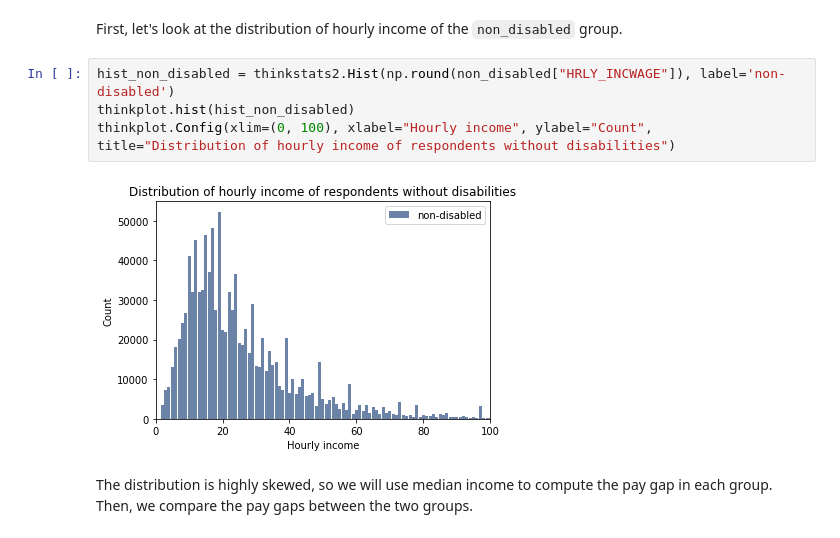
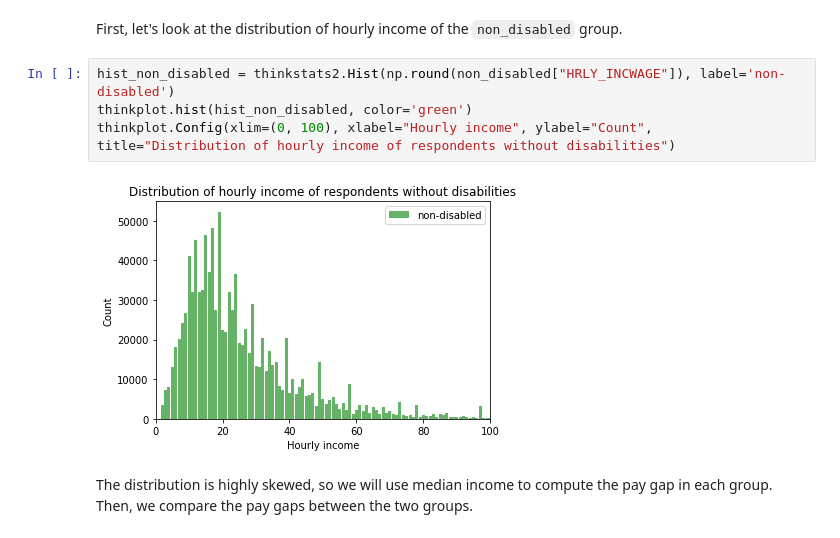
Before and after one commit to coverney/ThinkStats2, a Jupyter notebook: project2/project2.ipynb, the cells around one changed output. Drawn from its saved outputs; the diff is of its cells as text.

```diff
--- a/project2/project2.ipynb
+++ b/project2/project2.ipynb
@@ -544,10 +536,10 @@ disabled.head()
 First, let's look at the distribution of hourly income of the `non_disabled` group.
 # %%
 hist_non_disabled = thinkstats2.Hist(np.round(non_disabled["HRLY_INCWAGE"]), label='non-disabled')
-thinkplot.hist(hist_non_disabled)
+thinkplot.hist(hist_non_disabled, color='green')
 thinkplot.Config(xlim=(0, 100), xlabel="Hourly income", ylabel="Count", title="Distribution of hourly income of respondents without disabilities")
 # %% [output]
-[figure, old version]
+[figure, new version]
 # %% [markdown]
 The distribution is highly skewed, so we will use median income to compute the pay gap in each group. Then, we compare the pay gaps between the two groups.
 # %% [markdown]
```
Also changed, not shown: parts of 28 cells of this notebook, 1 other file.
